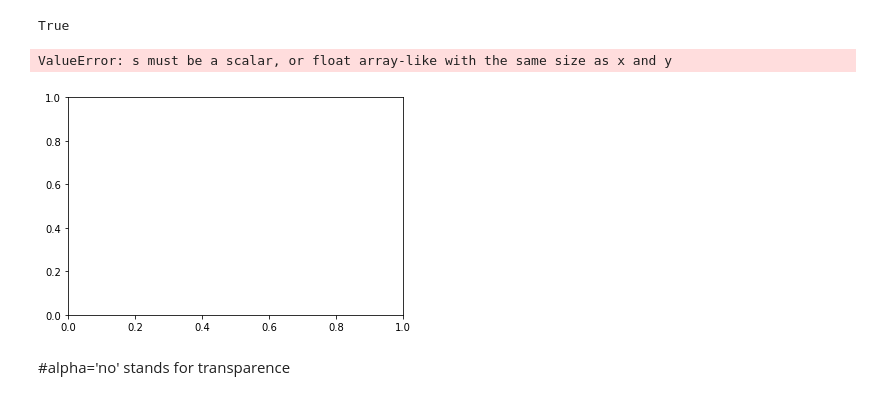
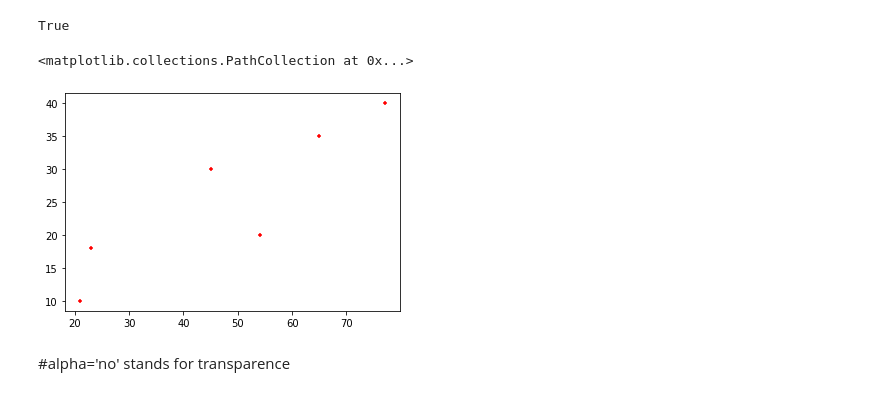
Before and after one commit to Ayush121096/Data-Analytics-2022, a Jupyter notebook: datascience/visualizationbasics.ipynb, the cells around one changed output. Saved outputs shown, nothing was run; the diff lists cells and outputs as text; code cells hidden in the pictures.

```diff
--- a/datascience/visualizationbasics.ipynb
+++ b/datascience/visualizationbasics.ipynb
@@ -96,10 +96,10 @@ len(prices) == len(qty) # check len equal aur not
 # %% [output]
 True
 # %%
-plt.scatter(prices ,qty ,color='red' ,marker='+' ,s='12')
+plt.scatter(prices ,qty ,color='red' ,marker='+' ,s= 12)
 # %% [output]
-ValueError: s must be a scalar, or float array-like with the same size as x and y
+<matplotlib.collections.PathCollection at 0x...>
-[figure, old version]
+[figure, new version]
 # %% [markdown]
 #alpha='no' stands for transparence
 # %%
```
Also changed, not shown: parts of 3 cells of this notebook, 5 other files.
